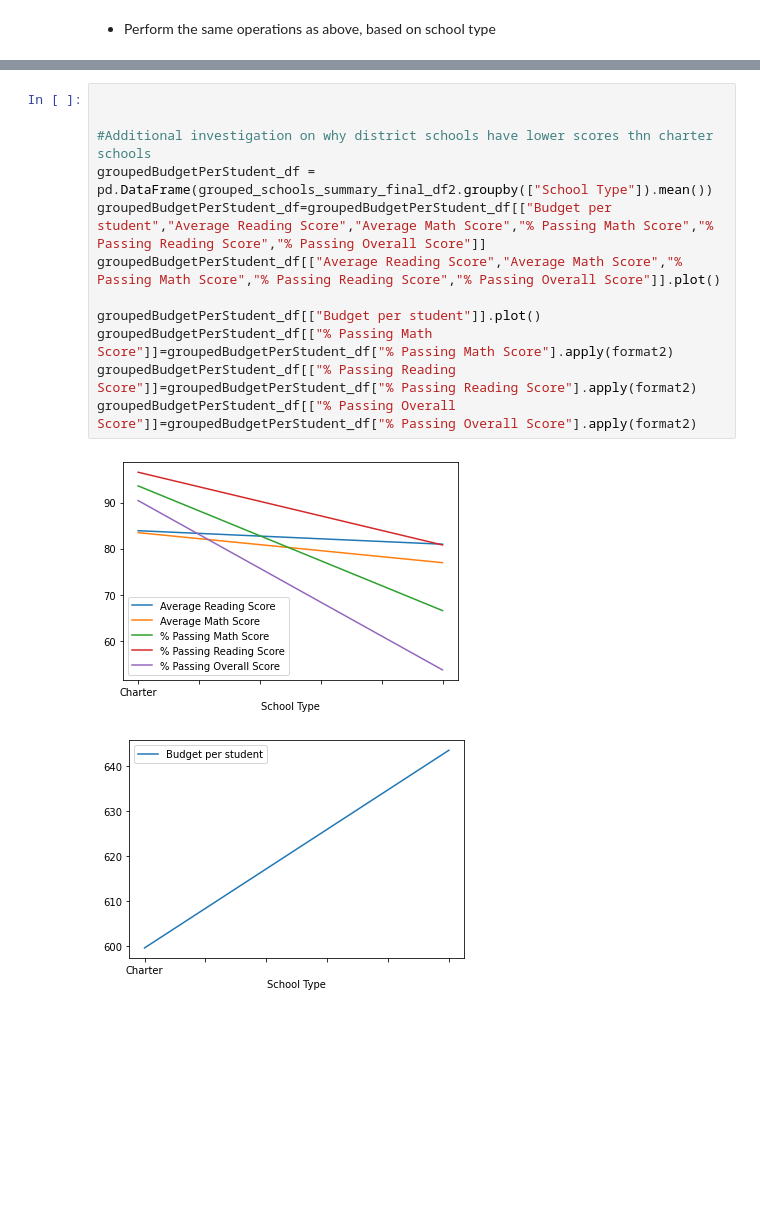
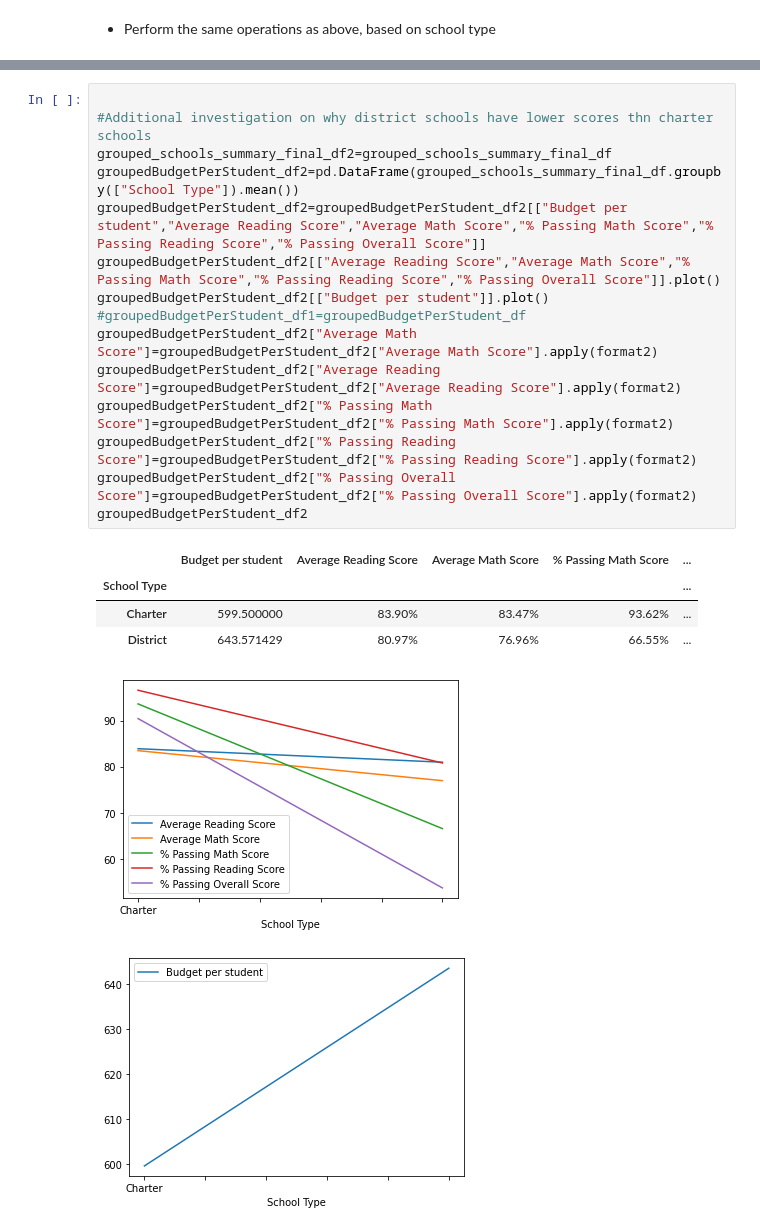
Before and after one commit to granginderpreet/pandas-challenge, a Jupyter notebook: PyCitySchools/PyCitySchools_starter.ipynb, the cells around one changed output, grey strips where cells are left out. Saved outputs shown, nothing was run; the diff lists cells and outputs as text; blank space fills up the shorter version.

```diff
--- a/PyCitySchools/PyCitySchools_starter.ipynb
+++ b/PyCitySchools/PyCitySchools_starter.ipynb
@@ -402,16 +402,23 @@ groupedBudgetPerStudent_df
 | District | 80.97% | 76.96% | 66.55% | 80.80% | ... |
 # %%
 
-
 #Additional investigation on why district schools have lower scores thn charter schools
-groupedBudgetPerStudent_df = pd.DataFrame(grouped_schools_summary_final_df2.groupby(["School Type"]).mean())
-groupedBudgetPerStudent_df=groupedBudgetPerStudent_df[["Budget per student","Average Reading Score","Average Math Score","% Passing Math Score","% Passing Reading Score","% Passing Overall Score"]]
-groupedBudgetPerStudent_df[["Average Reading Score","Average Math Score","% Passing Math Score","% Passing Reading Score","% Passing Overall Score"]].plot()
-
-groupedBudgetPerStudent_df[["Budget per student"]].plot()
-groupedBudgetPerStudent_df[["% Passing Math Score"]]=groupedBudgetPerStudent_df["% Passing Math Score"].apply(format2)
-groupedBudgetPerStudent_df[["% Passing Reading Score"]]=groupedBudgetPerStudent_df["% Passing Reading Score"].apply(format2)
-groupedBudgetPerStudent_df[["% Passing Overall Score"]]=groupedBudgetPerStudent_df["% Passing Overall Score"].apply(format2)
+grouped_schools_summary_final_df2=grouped_schools_summary_final_df
+groupedBudgetPerStudent_df2=pd.DataFrame(grouped_schools_summary_final_df.groupby(["School Type"]).mean())
+groupedBudgetPerStudent_df2=groupedBudgetPerStudent_df2[["Budget per student","Average Reading Score","Average Math Score","% Passing Math Score","% Passing Reading Score","% Passing Overall Score"]]
+groupedBudgetPerStudent_df2[["Average Reading Score","Average Math Score","% Passing Math Score","% Passing Reading Score","% Passing Overall Score"]].plot()
+groupedBudgetPerStudent_df2[["Budget per student"]].plot()
+#groupedBudgetPerStudent_df1=groupedBudgetPerStudent_df
+groupedBudgetPerStudent_df2["Average Math Score"]=groupedBudgetPerStudent_df2["Average Math Score"].apply(format2)
+groupedBudgetPerStudent_df2["Average Reading Score"]=groupedBudgetPerStudent_df2["Average Reading Score"].apply(format2)
+groupedBudgetPerStudent_df2["% Passing Math Score"]=groupedBudgetPerStudent_df2["% Passing Math Score"].apply(format2)
+groupedBudgetPerStudent_df2["% Passing Reading Score"]=groupedBudgetPerStudent_df2["% Passing Reading Score"].apply(format2)
+groupedBudgetPerStudent_df2["% Passing Overall Score"]=groupedBudgetPerStudent_df2["% Passing Overall Score"].apply(format2)
+groupedBudgetPerStudent_df2
 # %% [output]
+|  | Budget per student | Average Reading Score | Average Math Score | % Passing Math Score | ... |
+| School Type |  |  |  |  | ... |
+| Charter | 599.500000 | 83.90% | 83.47% | 93.62% | ... |
+| District | 643.571429 | 80.97% | 76.96% | 66.55% | ... |
 [figure]
 [figure]
```
Also changed, not shown: parts of 1 cell of this notebook.
